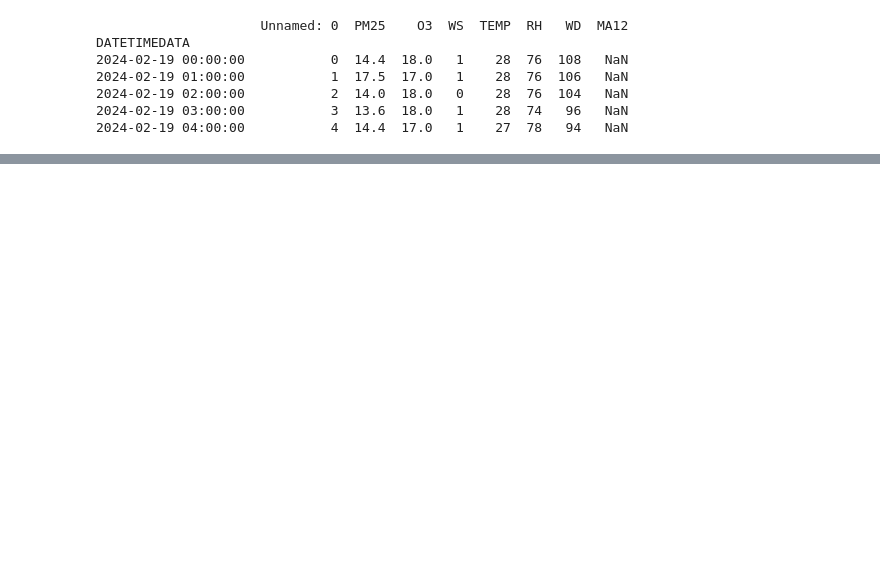
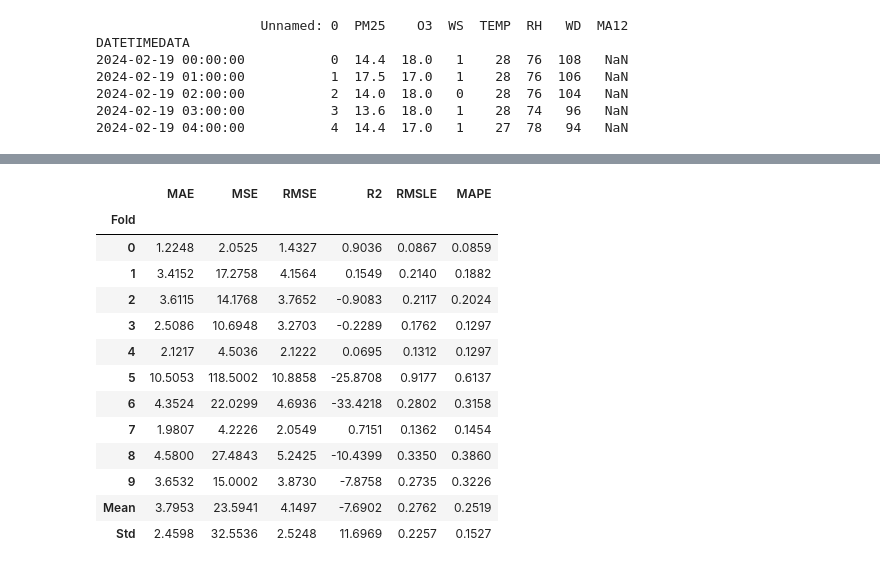
Before and after one commit to Thanathat26/Pm2.5, a Jupyter notebook: ทดสอบ.ipynb, the cells around one changed output, grey strips where cells are left out. Saved outputs shown, nothing was run; the diff lists cells and outputs as text; code cells hidden in the pictures; blank space fills up the shorter version.

```diff
--- a/ทดสอบ.ipynb
+++ b/ทดสอบ.ipynb
@@ -97,0 +78,3 @@ ValueError: All arguments should have the same length. The length of argument `y
+# %%
+lr = create_model('lr')
+# %% [output]
@@ -97,0 +82,14 @@ ValueError: All arguments should have the same length. The length of argument `y
+|  | MAE | MSE | RMSE | R2 | RMSLE | MAPE |
+| Fold |  |  |  |  |  |  |
+| 0 | 1.2248 | 2.0525 | 1.4327 | 0.9036 | 0.0867 | 0.0859 |
+| 1 | 3.4152 | 17.2758 | 4.1564 | 0.1549 | 0.2140 | 0.1882 |
+| 2 | 3.6115 | 14.1768 | 3.7652 | -0.9083 | 0.2117 | 0.2024 |
+| 3 | 2.5086 | 10.6948 | 3.2703 | -0.2289 | 0.1762 | 0.1297 |
+| 4 | 2.1217 | 4.5036 | 2.1222 | 0.0695 | 0.1312 | 0.1297 |
+| 5 | 10.5053 | 118.5002 | 10.8858 | -25.8708 | 0.9177 | 0.6137 |
+| 6 | 4.3524 | 22.0299 | 4.6936 | -33.4218 | 0.2802 | 0.3158 |
+| 7 | 1.9807 | 4.2226 | 2.0549 | 0.7151 | 0.1362 | 0.1454 |
+| 8 | 4.5800 | 27.4843 | 5.2425 | -10.4399 | 0.3350 | 0.3860 |
+| 9 | 3.6532 | 15.0002 | 3.8730 | -7.8758 | 0.2735 | 0.3226 |
+| Mean | 3.7953 | 23.5941 | 4.1497 | -7.6902 | 0.2762 | 0.2519 |
+| Std | 2.4598 | 32.5536 | 2.5248 | 11.6969 | 0.2257 | 0.1527 |
```
Also changed, not shown: parts of 13 cells of this notebook, 2 other files.
